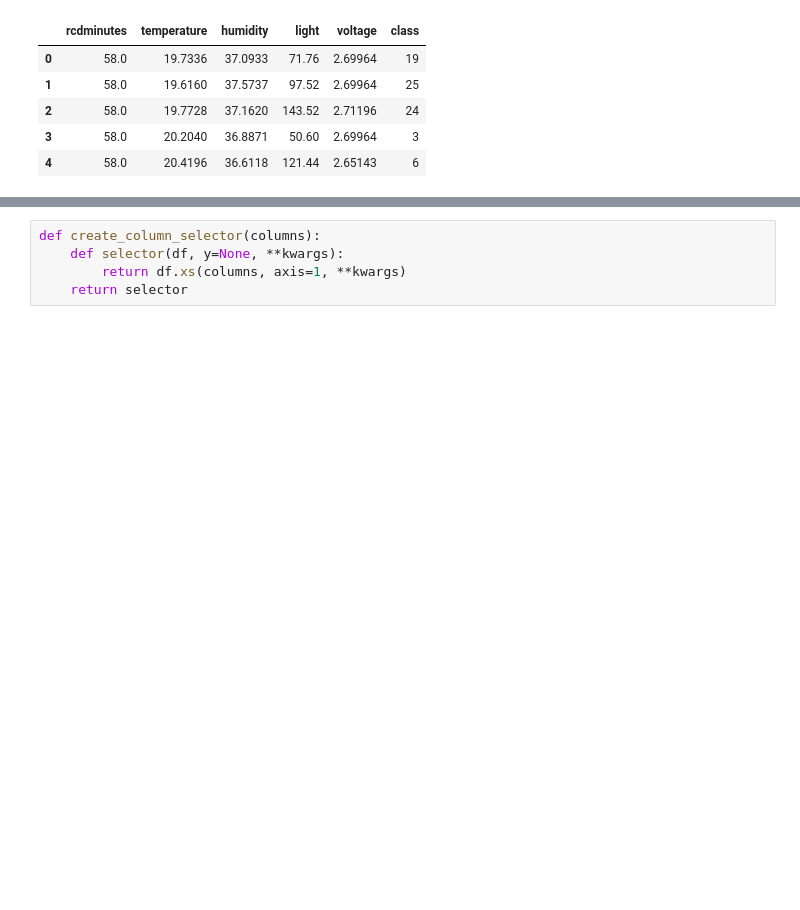
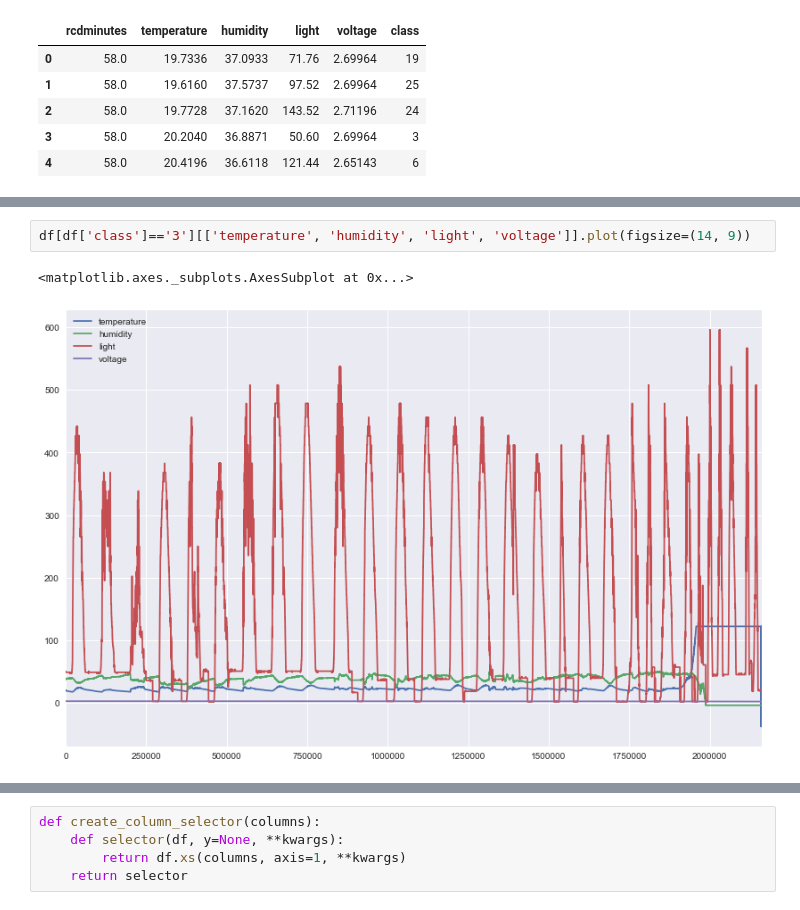
Before and after one commit to Azure/fast_retraining, a Jupyter notebook: experiments/xgboost_model.ipynb, the cells around one changed output, grey strips where cells are left out. Saved outputs shown, nothing was run; the diff lists cells and outputs as text; blank space fills up the shorter version.

```diff
--- a/experiments/xgboost_model.ipynb
+++ b/experiments/xgboost_model.ipynb
@@ -37,0 +63,5 @@ df.head()
+# %%
+df[df['class']=='3'][['temperature', 'humidity', 'light', 'voltage']].plot(figsize=(14, 9))
+# %% [output]
+<matplotlib.axes._subplots.AxesSubplot at 0x...>
+[figure, added]
```
Also changed, not shown: parts of 22 cells of this notebook, 1 other file.
